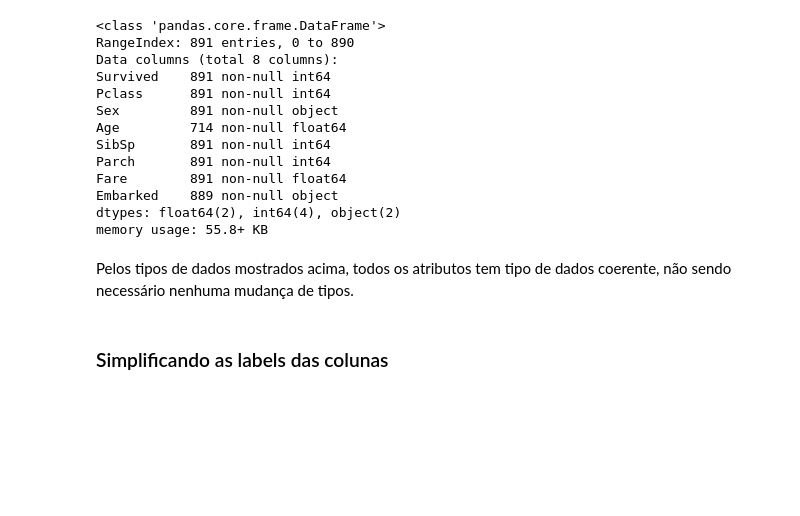
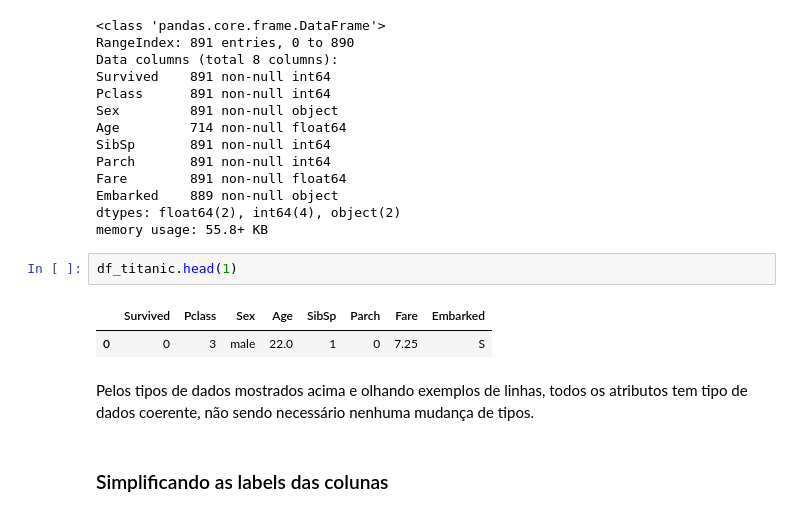
Before and after one commit to lgabs/udacity-titanic, a Jupyter notebook: titanic_data_analysis.ipynb, the cells around one changed output. Drawn from its saved outputs; the diff is of its cells as text; blank space fills up the shorter version.

```diff
--- a/titanic_data_analysis.ipynb
+++ b/titanic_data_analysis.ipynb
@@ -160,8 +156,13 @@ Fare        891 non-null float64
 Embarked    889 non-null object
 dtypes: float64(2), int64(4), object(2)
 memory usage: 55.8+ KB
+# %%
+df_titanic.head(1)
+# %% [output]
+|  | Survived | Pclass | Sex | Age | SibSp | Parch | Fare | Embarked |
+| 0 | 0 | 3 | male | 22.0 | 1 | 0 | 7.25 | S |
 # %% [markdown]
-Pelos tipos de dados mostrados acima, todos os atributos tem tipo de dados coerente, não sendo necessário nenhuma mudança de tipos.
+Pelos tipos de dados mostrados acima e olhando exemplos de linhas, todos os atributos tem tipo de dados coerente, não sendo necessário nenhuma mudança de tipos.
 # %% [markdown]
 ### Simplificando as labels das colunas
 # %% [markdown]
```
Also changed, not shown: parts of 17 cells of this notebook.
